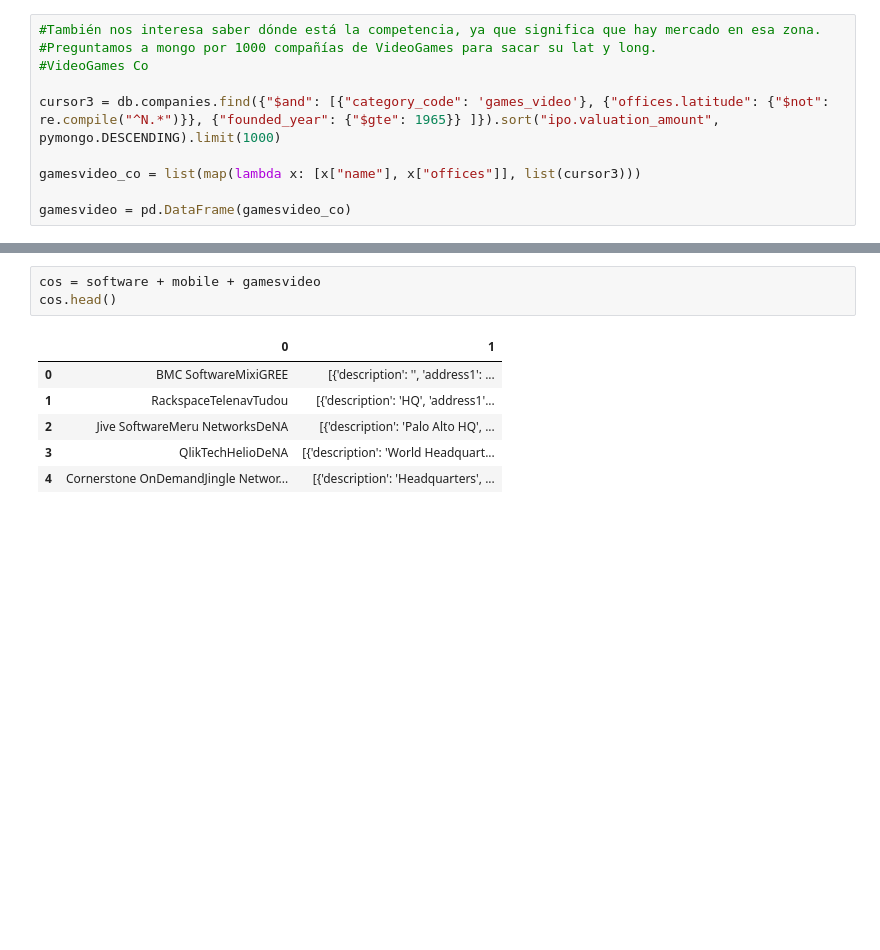
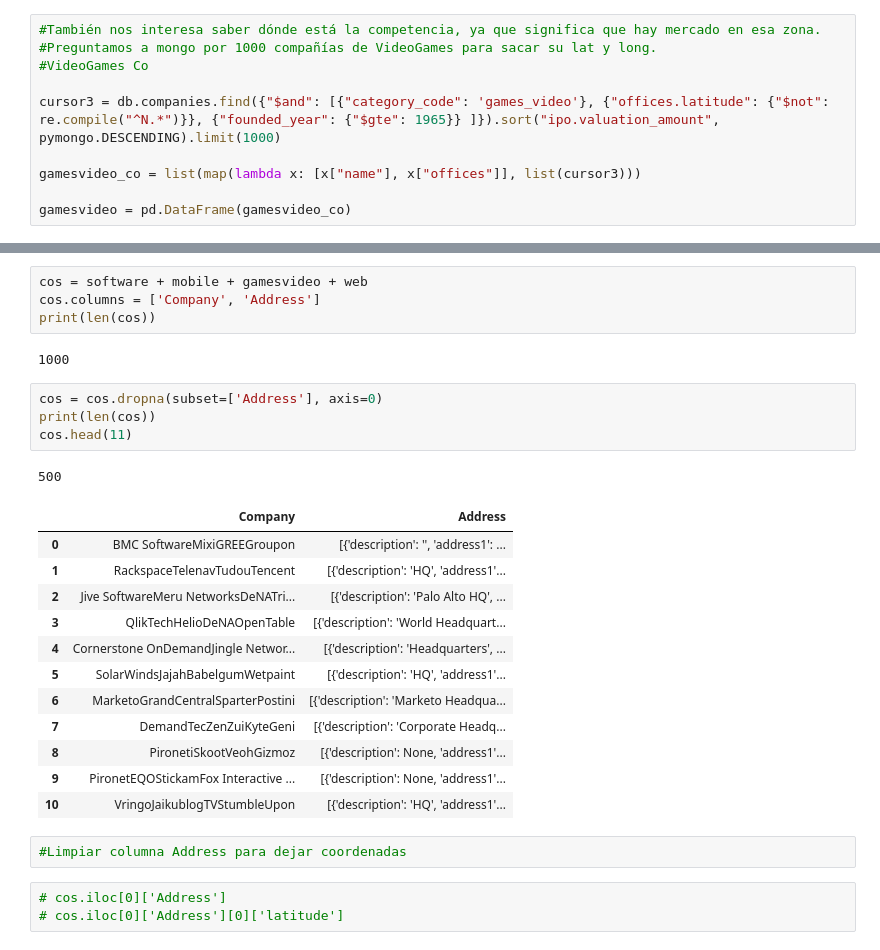
Before and after one commit to LiviaCanet/datamad0119, a Jupyter notebook: module-2/tableau-project/your-code/tableau_project.ipynb, the cells around one changed output, grey strips where cells are left out. Drawn from its saved outputs; the diff is of its cells as text; blank space fills up the shorter version.

```diff
--- a/module-2/tableau-project/your-code/tableau_project.ipynb
+++ b/module-2/tableau-project/your-code/tableau_project.ipynb
@@ -75,10 +86,29 @@ gamesvideo = pd.DataFrame(gamesvideo_co)
 # %%
-cos = software + mobile + gamesvideo
-cos.head()
+cos = software + mobile + gamesvideo + web
+cos.columns = ['Company', 'Address']
+print(len(cos))
 # %% [output]
-|  | 0 | 1 |
-| 0 | BMC SoftwareMixiGREE | [{'description': '', 'address1': ... |
-| 1 | RackspaceTelenavTudou | [{'description': 'HQ', 'address1'... |
-| 2 | Jive SoftwareMeru NetworksDeNA | [{'description': 'Palo Alto HQ', ... |
-| 3 | QlikTechHelioDeNA | [{'description': 'World Headquart... |
-| 4 | Cornerstone OnDemandJingle Networ... | [{'description': 'Headquarters', ... |
+1000
+# %%
+cos = cos.dropna(subset=['Address'], axis=0)
+print(len(cos))
+cos.head(11)
+# %% [output]
+500
+|  | Company | Address |
+| 0 | BMC SoftwareMixiGREEGroupon | [{'description': '', 'address1': ... |
+| 1 | RackspaceTelenavTudouTencent | [{'description': 'HQ', 'address1'... |
+| 2 | Jive SoftwareMeru NetworksDeNATri... | [{'description': 'Palo Alto HQ', ... |
+| 3 | QlikTechHelioDeNAOpenTable | [{'description': 'World Headquart... |
+| 4 | Cornerstone OnDemandJingle Networ... | [{'description': 'Headquarters', ... |
+| 5 | SolarWindsJajahBabelgumWetpaint | [{'description': 'HQ', 'address1'... |
+| 6 | MarketoGrandCentralSparterPostini | [{'description': 'Marketo Headqua... |
+| 7 | DemandTecZenZuiKyteGeni | [{'description': 'Corporate Headq... |
+| 8 | PironetiSkootVeohGizmoz | [{'description': None, 'address1'... |
+| 9 | PironetEQOStickamFox Interactive ... | [{'description': None, 'address1'... |
+| 10 | VringoJaikublogTVStumbleUpon | [{'description': 'HQ', 'address1'... |
+# %%
+#Limpiar columna Address para dejar coordenadas
+# %%
+# cos.iloc[0]['Address']
+# cos.iloc[0]['Address'][0]['latitude']
```
Also changed, not shown: parts of 14 cells of this notebook.
